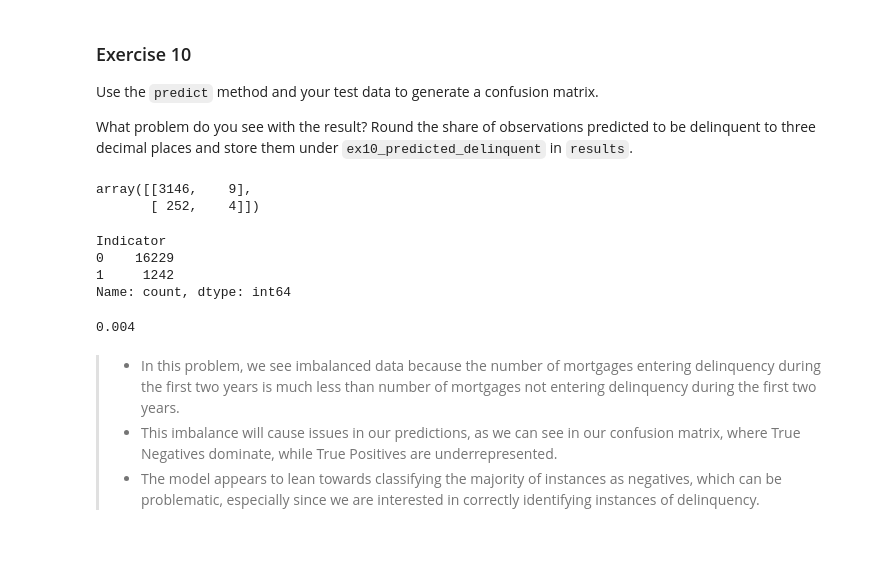
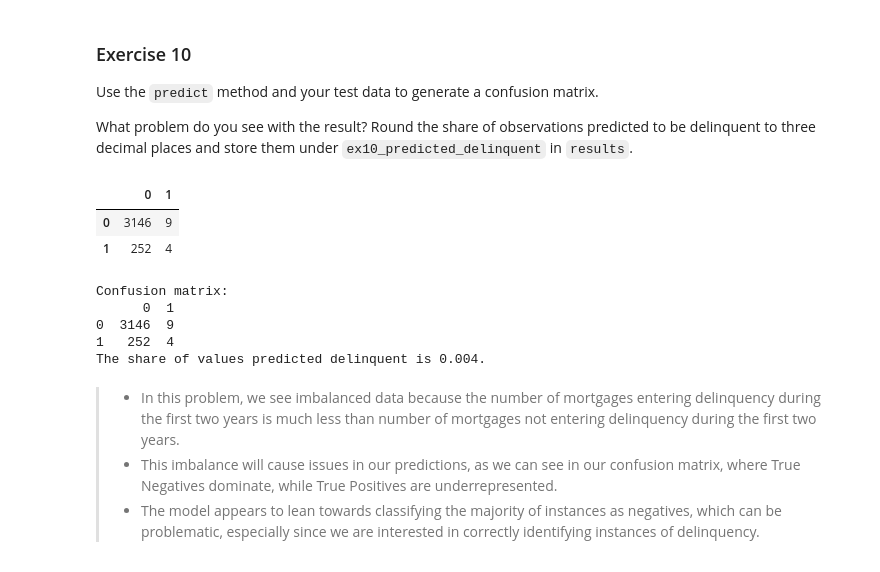
Before and after one commit to cathylyirang/IDS_701_UDS, a Jupyter notebook: exercise_passive_prediction.ipynb, the cells around one changed output. Saved outputs shown, nothing was run; the diff lists cells and outputs as text; code cells hidden in the pictures.

```diff
--- a/exercise_passive_prediction.ipynb
+++ b/exercise_passive_prediction.ipynb
@@ -521,8 +506,8 @@ X_train, X_test, y_train, y_test = train_test_split(
 
 Now fit a `GradientBoostingClassifier` to the data (from `sklearn.ensemble`). Set `random_state=42` when instantiating your `GradientBoostingClassifier`.
 # %%
-gbc = GradientBoostingClassifier(random_state=42)
-gbc.fit(X_train, y_train.squeeze())
+gbc_2004 = GradientBoostingClassifier(random_state=42)
+gbc_2004.fit(X_train, y_train.squeeze())
 # %% [output]
 GradientBoostingClassifier(random_state=42)
 # %% [markdown]
@@ -532,25 +517,28 @@ Use the `predict` method and your test data to generate a confusion matrix.
 
 What problem do you see with the result? Round the share of observations predicted to be delinquent to three decimal places and store them under `ex10_predicted_delinquent` in `results`.
 # %%
-y_hat = gbc.predict(X_test)
+y_hat = gbc_2004.predict(X_test)
 conf_matrix = confusion_matrix(y_test, y_hat)
+conf_matrix = pd.DataFrame(conf_matrix)
 conf_matrix
 # %% [output]
-array([[3146,    9],
-       [ 252,    4]])
+|  | 0 | 1 |
+| 0 | 3146 | 9 |
+| 1 | 252 | 4 |
-# %%
-db_2004_model["Indicator"].value_counts()
-# %% [output]
-Indicator
-0    16229
-1     1242
-Name: count, dtype: int64
-# %%
-share_pred_1 = (y_hat == 1).mean()
-results["ex10_predicted_delinquent"] = round(share_pred_1, 3)
-print(results["ex10_predicted_delinquent"])
-# %% [output]
-0.004
+# %%
+print(f"Confusion matrix: \n{conf_matrix}")
+results["ex10_predicted_delinquent"] = np.round(
+    conf_matrix.loc[:, 1].sum() / len(y_test), 3
+)
+
+print(f"The share of values predicted delinquent is {results['ex10_predicted_delinquent']:.3f}."
+)
+# %% [output]
+Confusion matrix:
+      0  1
+0  3146  9
+1   252  4
+The share of values predicted delinquent is 0.004.
 # %% [markdown]
 >- In this problem, we see imbalanced data because the number of mortgages entering delinquency during the first two years is much less than number of mortgages not entering delinquency during the first two years.
 >- This imbalance will cause issues in our predictions, as we can see in our confusion matrix, where True Negatives dominate, while True Positives are underrepresented.
```
Also changed, not shown: parts of 28 cells of this notebook.
